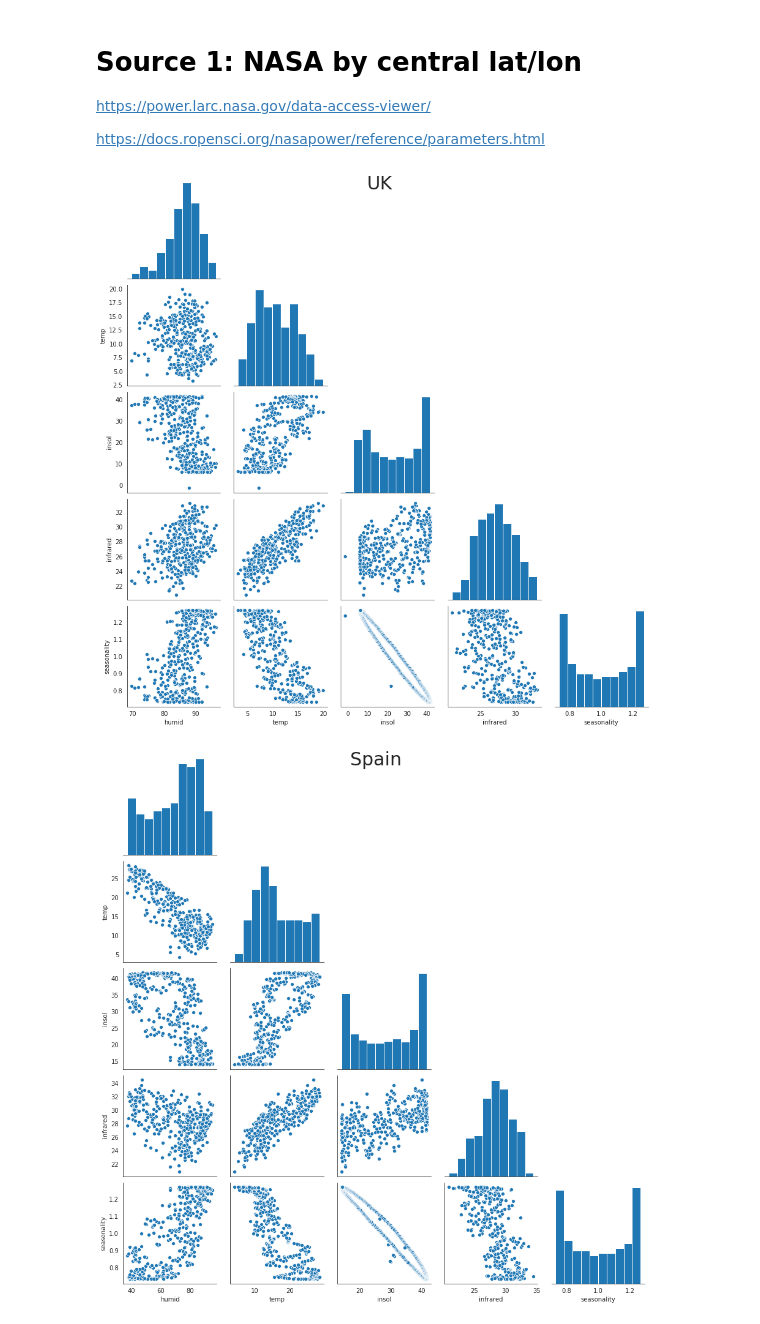
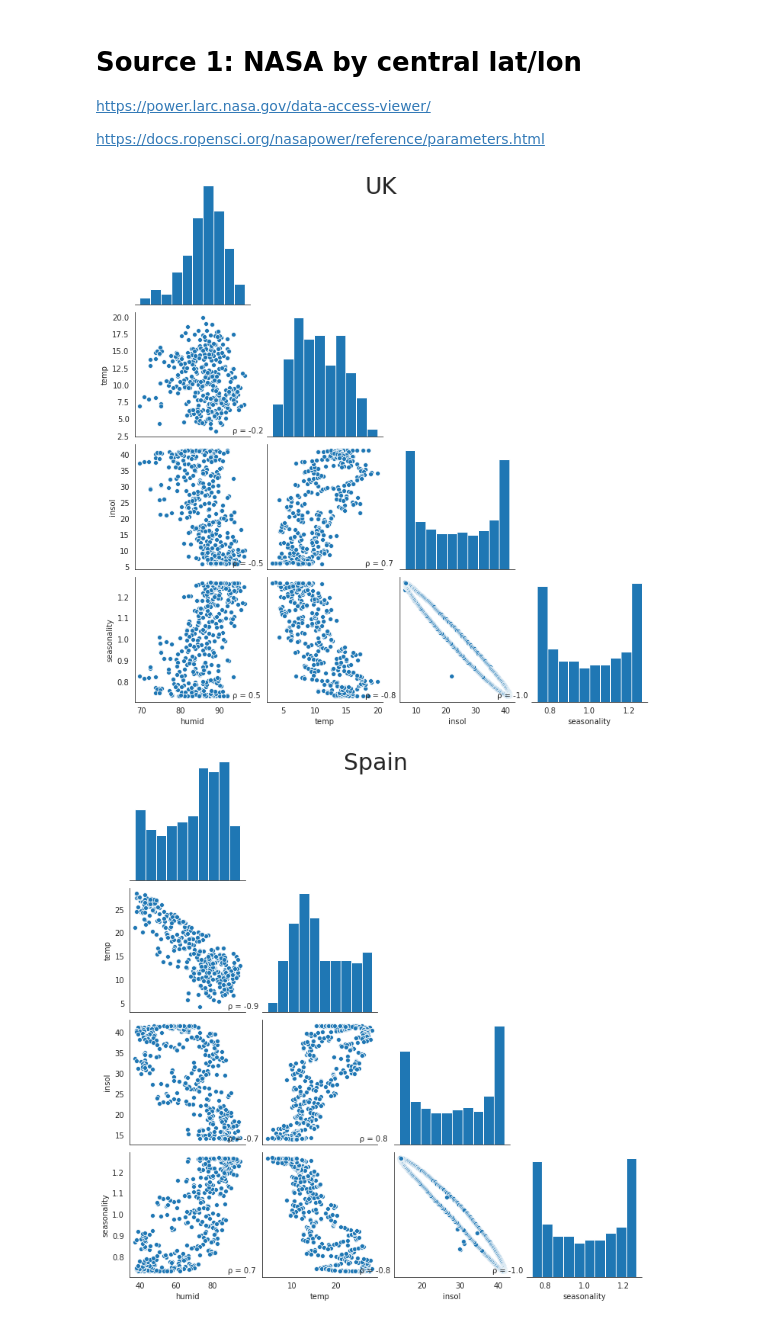
Before and after one commit to g-leech/season-corrs, a Jupyter notebook: seasonality_components_corr.ipynb, the cells around one changed output. Drawn from its saved outputs; the diff is of its cells as text; code cells hidden in the pictures.

```diff
--- a/seasonality_components_corr.ipynb
+++ b/seasonality_components_corr.ipynb
@@ -63,33 +65,50 @@ https://docs.ropensci.org/nasapower/reference/parameters.html
 def pairplot_POWER(path, c) :
     cdf = pd.read_csv(path, skiprows=range(13))
     cdf.columns = ["LAT", "LON", "YEAR", "DOY", "humid", "temp", "insol", "infrared"]
+    cdf = cdf.drop("infrared", axis=1)
     means = cdf.groupby(["YEAR", "DOY"]).mean()
     means["seasonality"] = sinus
-    g = sns.pairplot(means.drop(["LAT", "LON"], axis=1), corner=True)#, diag_kws={"linewidth": 0, "fill":False})#, "shade": False})
+
+    # winsorize
+    #means.clip(lower=means.quantile(0.1), upper=means.quantile(0.95), axis=1)
+    #means.insol = means.insol.clip(lower=0)
+
+    l = means.insol.quantile(0.01)
+    u = means.insol.quantile(0.99)
+    means.insol = means.insol.clip(lower=l, upper=u)
+
+    g = sns.pairplot(means.drop(["LAT", "LON"], axis=1), corner=True)#, plot_kws={'alpha':0.4})
     g.fig.suptitle(c, y=1, fontsize=30)
+    g.map_lower(corrfunc)
 
+
+def corrfunc(x, y, ax=None, **kws):
+    """Plot the correlation coefficient in the top left hand corner of a plot."""
+    r, _ = pearsonr(x, y)
+    ax = ax or plt.gca()
+    ax.annotate(f'ρ = {r:.1f}', xy=(.85, .03), xycoords=ax.transAxes)
 
 
 # # RH2M Relative Humidity at 2 Meters
 # # ALLSKY_TOA_SW_DWN Top-of-atmosphere Insolation #"All Sky Insolation Incident on a Horizontal Surface"
 
 uk = "data/POWER_Regional_Daily_20200101_20201231_e1f88e04_uk.csv"
 pairplot_POWER(uk, "UK")
 
 spain = "data/POWER_Regional_Daily_20200101_20201231_3f52643a_es.csv"
 pairplot_POWER(spain, "Spain")
 
 de = "data/POWER_Regional_Daily_20200101_20201231_69b95207_de.csv"
 pairplot_POWER(de, "Germany")
 
 cz = "data/POWER_Regional_Daily_20200101_20201231_c30935a3_cz.csv"
 pairplot_POWER(cz, "Czechia")
 
 pl = "data/POWER_Regional_Daily_20200101_20201231_744d742f_pl.csv"
 pairplot_POWER(pl, "Poland")
 
 it = "data/POWER_Regional_Daily_20200101_20201231_e3d574bd_it.csv"
 pairplot_POWER(it, "Italy")
 # %% [output]
-[figure, old version]
+[figure, new version]
-[figure, old version]
+[figure, new version]
```
Also changed, not shown: parts of 9 cells of this notebook.
